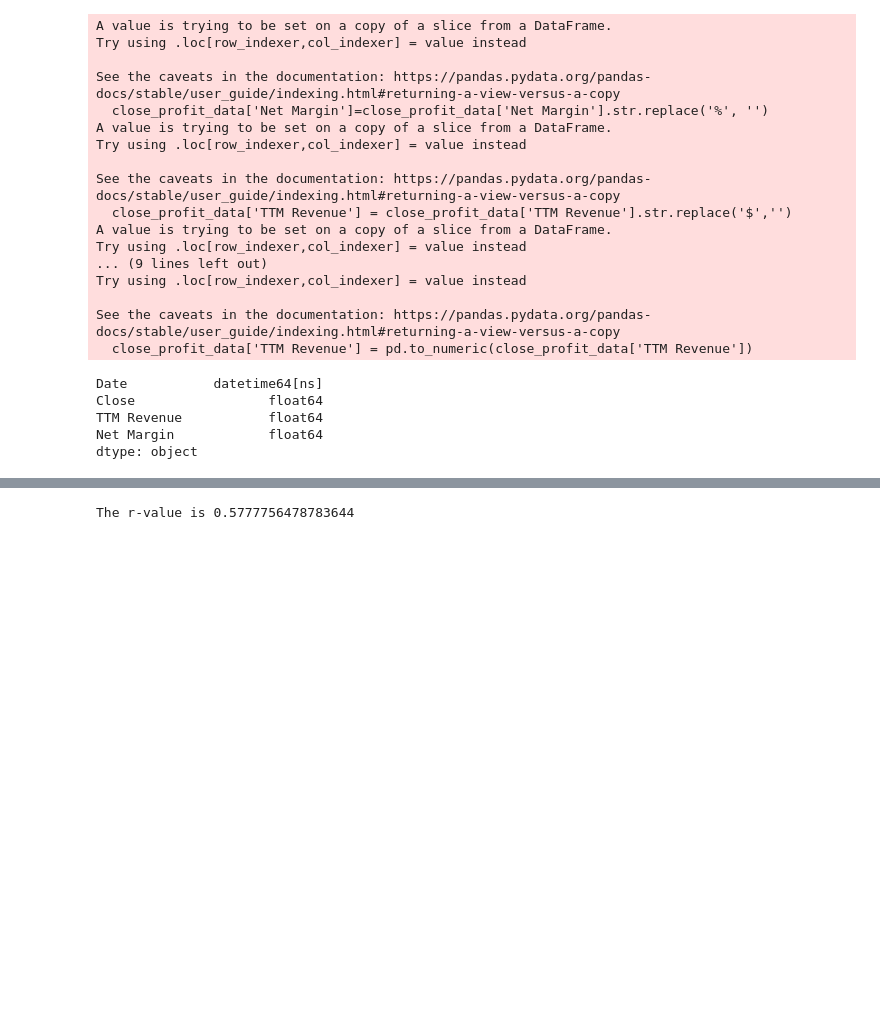
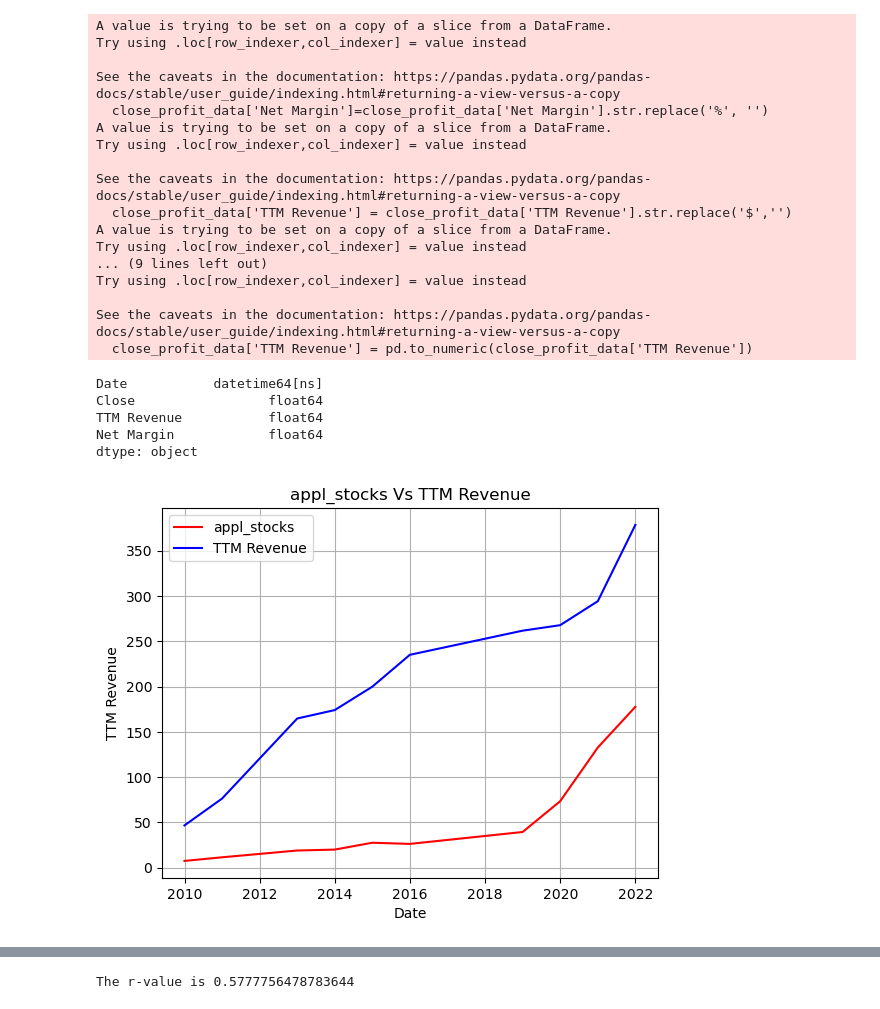
Before and after one commit to Sukhrajb1988/Project1G1, a Jupyter notebook: profit_margin.ipynb, the cells around one changed output, grey strips where cells are left out. Saved outputs shown, nothing was run; the diff lists cells and outputs as text; code cells hidden in the pictures; blank space fills up the shorter version.

```diff
--- a/profit_margin.ipynb
+++ b/profit_margin.ipynb
@@ -63,0 +58,8 @@ appl_stock_red_df = appl_stock_df.loc[(appl_stock_df['Date'] >= '2009-12-31')]
+# %%
+appl_stock_red_df = appl_stock_df.loc[(appl_stock_df['Date'] >= '2009-12-31')]
+
+quarter1_df = appl_stock_red_df.loc[(appl_stock_red_df['Date'].dt.month >= 10) & (appl_stock_red_df['Date'].dt.month <=12)]
+quarter2_df = appl_stock_red_df.loc[(appl_stock_red_df['Date'].dt.month >= 1) & (appl_stock_red_df['Date'].dt.month <=3)]
+quarter3_df = appl_stock_red_df.loc[(appl_stock_red_df['Date'].dt.month >= 4) & (appl_stock_red_df['Date'].dt.month <=6)]
+quarter4_df = appl_stock_red_df.loc[(appl_stock_red_df['Date'].dt.month >= 7) & (appl_stock_red_df['Date'].dt.month <=9)]
+quarter2_df
@@ -65,0 +97,7 @@ combined_data = pd.merge(appl_stock_red_df,profit_data_df, how ="outer",on = "Da
+# %%
+quarter1_q1_df = pd.merge(quarter1_df,profit_data_df, how ="outer",on = "Date")
+quarter1_q1_df=quarter1_q1_df.dropna()
+quarter1_q1_df['TTM Revenue'] = quarter1_q1_df['TTM Revenue'].str.replace('$','')
+quarter1_q1_df['TTM Revenue'] = quarter1_q1_df['TTM Revenue'].str.replace('B','')
+quarter1_q1_df['TTM Revenue'] = pd.to_numeric(quarter1_q1_df['TTM Revenue'])
+quarter1_q1_df
@@ -131,6 +181,19 @@ Close                 float64
 TTM Revenue           float64
 Net Margin            float64
 dtype: object
+# %%
+appl_stocks, = plt.plot(quarter1_q1_df['Date'], quarter1_q1_df['Close'], color="red", label="appl_stocks")
+TTM_Revenue, = plt.plot(quarter1_q1_df['Date'], quarter1_q1_df['TTM Revenue'], color="blue", label="TTM Revenue")
+plt.title("appl_stocks Vs TTM Revenue")
+plt.xlabel("Date")
+plt.ylabel("TTM Revenue")
+plt.legend(handles=[appl_stocks, TTM_Revenue], loc="best")
+# plt.xlim(2010,2023)
+# plt.ylim(7,40)
+plt.grid()
+plt.show()
+# %% [output]
+[figure, added]
 # %%
 appl_stocks, = plt.plot(close_profit_data['Date'], close_profit_data['Close'], color="red", label="appl_stocks")
 profit_margin, = plt.plot(close_profit_data['Date'], close_profit_data['Net Margin'], color="blue", label="profit_margin")
```
Also changed, not shown: parts of 14 cells of this notebook.
